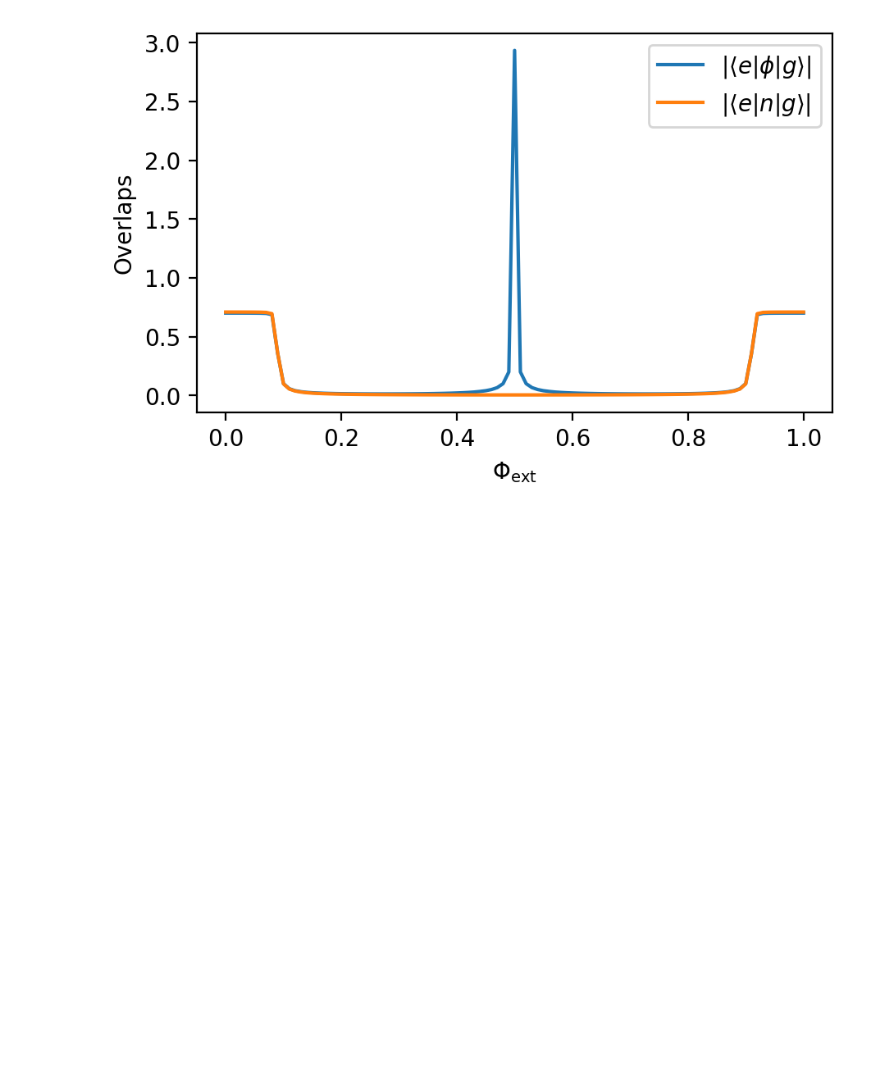
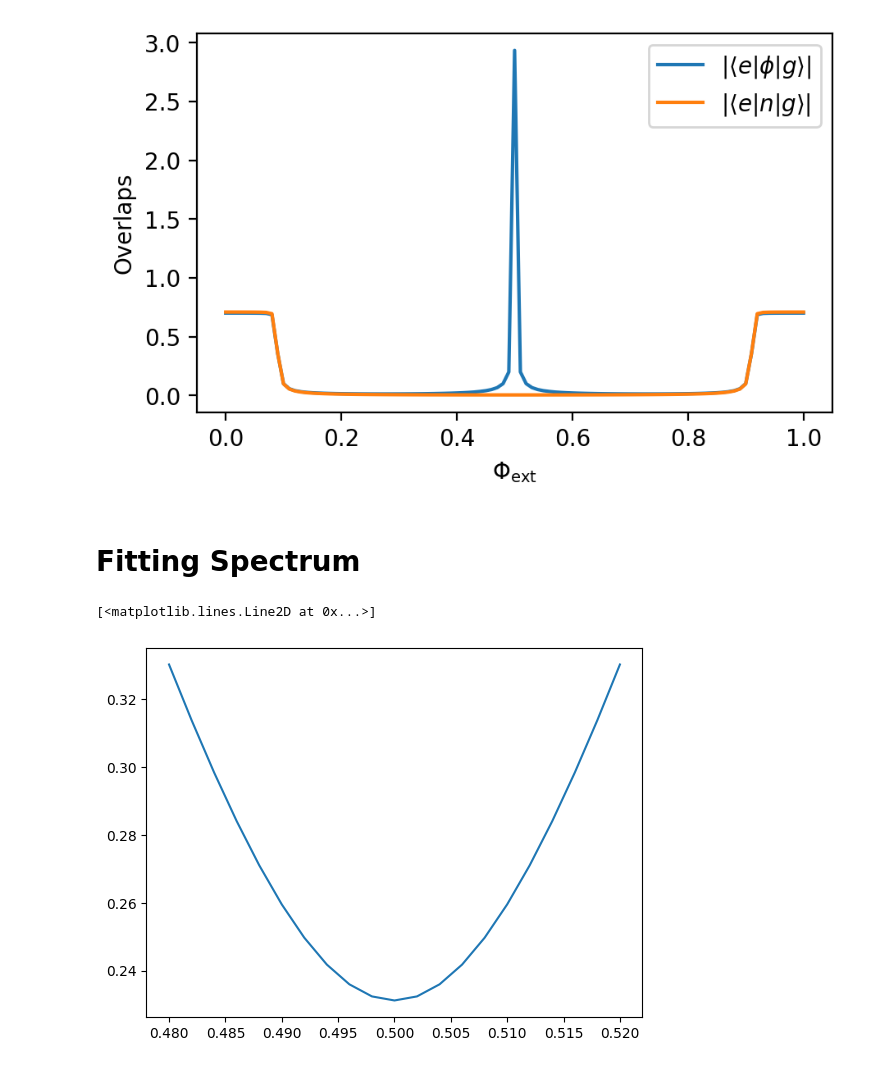
Before and after one commit to EQuS/jaxquantum, a Jupyter notebook: experiments/devices/tutorials/3-fluxonium.ipynb, the cells around one changed output. Saved outputs shown, nothing was run; the diff lists cells and outputs as text; code cells hidden in the pictures; blank space fills up the shorter version.

Commit message:
first pass on fitting fluxonium spectrum kind of works

```diff
--- a/experiments/devices/tutorials/3-fluxonium.ipynb
+++ b/experiments/devices/tutorials/3-fluxonium.ipynb
@@ -263,3 +263,5 @@ ax.legend()
 # %% [output]
 <matplotlib.legend.Legend at 0x...>
 [figure]
+# %% [markdown]
+# Fitting Spectrum
@@ -265,0 +274,29 @@ ax.legend()
+# %%
+Ec_q = 0.7878
+El_q = 0.3723
+Ej_q = 2.7874
+
+
+@jit
+def fluxonium_freq(Ec, El, Ej, phi_ext):
+    qubit = jqtd.Fluxonium.create(
+        25,
+        {"Ec": Ec, "El": El, "Ej": Ej, "phi_ext": phi_ext},
+        use_linear=False,
+        N_pre_diag=100,
+    )
+    Es = qubit.eig_systems["vals"]
+    return Es[1] - Es[0]
+
+fluxonium_freq(Ec_q, El_q, Ej_q, 0.5)
+
+fluxonium_freq_flux_map = jit(vmap(fluxonium_freq, in_axes=(None, None, None, 0)))
+# %%
+flux_points = jnp.concatenate([jnp.array([0.0]), jnp.linspace(0.48, 0.52, 21)])
+
+energies = fluxonium_freq_flux_map(Ec_q, El_q, Ej_q, flux_points)
+# %%
+plt.plot(flux_points[1:], energies[1:])
+# %% [output]
+[<matplotlib.lines.Line2D at 0x...>]
+[figure, added]
```
Also changed, not shown: parts of 4 cells of this notebook.
